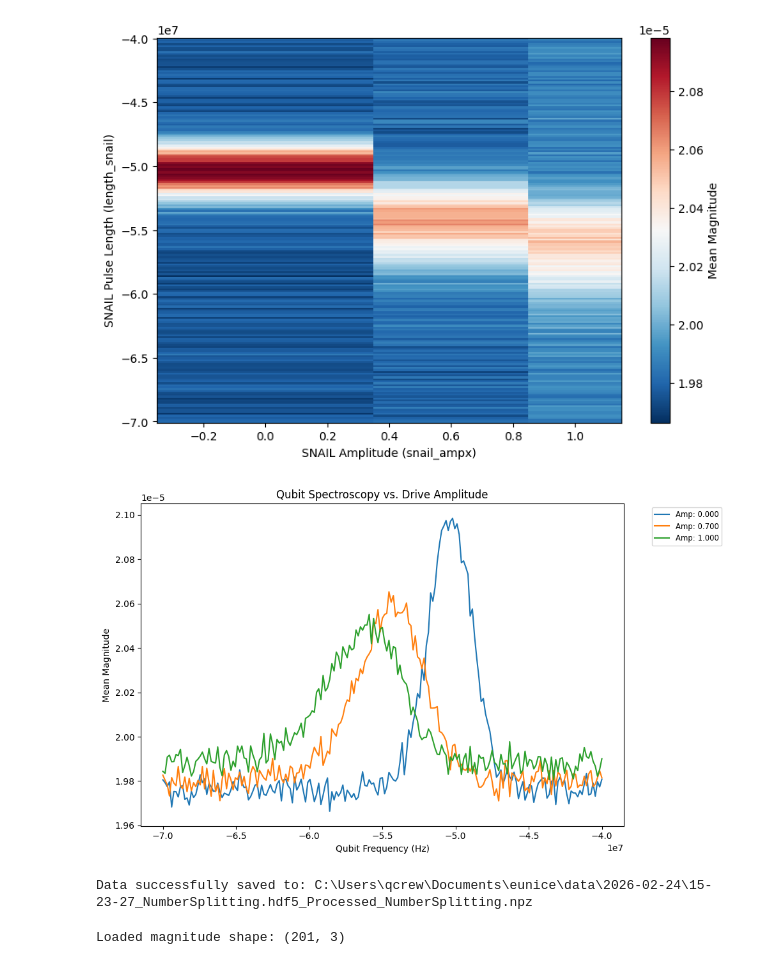
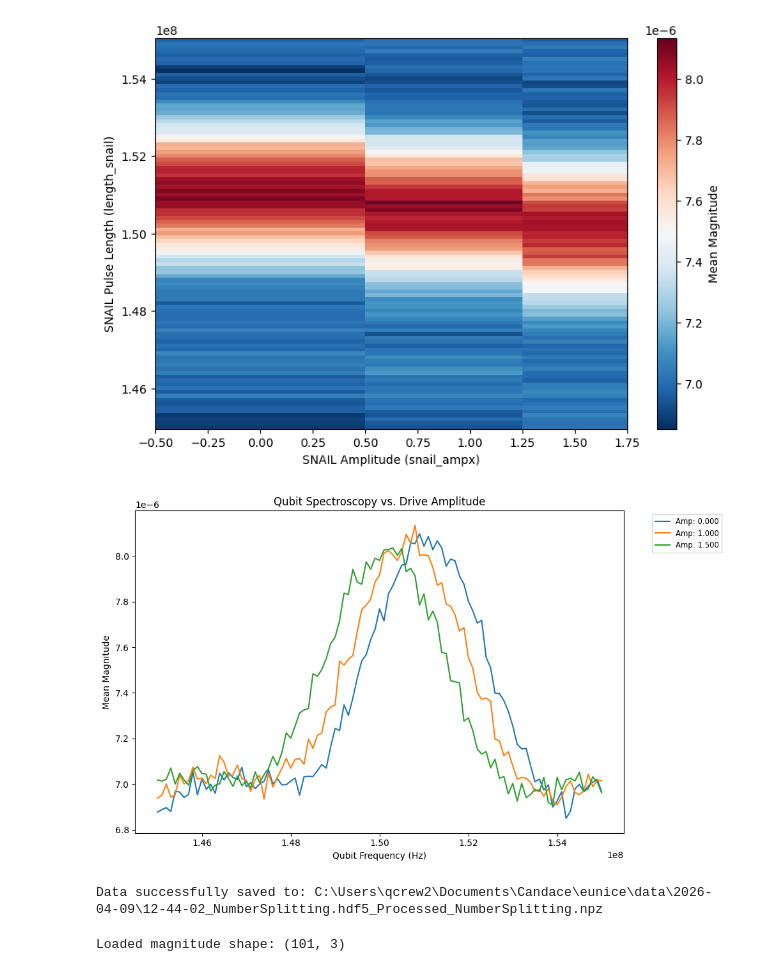
Before and after one commit to spinoandraptos/victoria, a Jupyter notebook: scripts/plot/plot_numbersplitting.ipynb, the cells around one changed output. Drawn from its saved outputs; the diff is of its cells as text; code cells hidden in the pictures.

```diff
--- a/scripts/plot/plot_numbersplitting.ipynb
+++ b/scripts/plot/plot_numbersplitting.ipynb
@@ -5,38 +5,38 @@ import numpy as np
 import os
 
 # Your specific directory
-data_dir = r'C:\Users\qcrew\Documents\eunice\data\2026-02-24'
-file_name = '15-23-27_NumberSplitting.hdf5'
+data_dir = r'C:\Users\qcrew2\Documents\Candace\eunice\data\2026-04-09'
+file_name = '12-44-02_NumberSplitting.hdf5'
 full_path = os.path.join(data_dir, file_name)
 
 
 with h5py.File(full_path, 'r') as f:
     amp = f['cavity_drive_ampx'][:]      # Shape: (11,)
     qubit_frequency = f['qubit_frequency'][:] # Shape: (63,)
     raw_mag = f['Magnitude'][:]   # Shape: (5000, 11, 63)
     raw_I = f['I'][:]   # Shape: (5000, 11, 63)
     raw_Q = f['Q'][:]   # Shape: (5000, 11, 63)
 
     # Average over the 5000 time-trace points (axis 0)
     mag = np.mean(raw_mag, axis=0) # New Shape: (11, 63)
     I = np.mean(raw_I, axis=0) # New Shape: (11, 63)
     Q = np.mean(raw_Q, axis=0) # New Shape: (11, 63)
 
 # Now check for transposition
 # pcolormesh expects C to be (len(Y), len(X)) or for X/Y to match dimensions
 if mag.shape == (len(amp), len(qubit_frequency)):
     mag = mag.T # Transpose to (63, 11) to match Y(63) and X(11)
     I = I.T # Transpose to (63, 11) to match Y(63) and X(11)
     Q = Q.T # Transpose to (63, 11) to match Y(63) and X(11)
 
 plt.figure(figsize=(9, 6))
 plt.pcolormesh(amp, qubit_frequency, mag, shading='auto', cmap='RdBu_r')
 plt.colorbar(label='Mean Magnitude')
 plt.xlabel('SNAIL Amplitude (snail_ampx)')
 plt.ylabel('SNAIL Pulse Length (length_snail)')
 plt.show()
 # %% [output]
-[figure, old version]
+[figure, new version]
 # %%
 # Create a figure for the 1D plots
 plt.figure(figsize=(10, 6))
@@ -60,7 +60,7 @@ plt.legend(bbox_to_anchor=(1.05, 1), loc='upper left', fontsize='small')
 plt.tight_layout()
 plt.show()
 # %% [output]
-[figure, old version]
+[figure, new version]
 # %%
 # Define the save path (using the same directory as your source)
 save_path = os.path.join(data_dir, f'{file_name}_Processed_NumberSplitting.npz')
@@ -77,12 +77,12 @@ np.savez_compressed(
 
 print(f"Data successfully saved to: {save_path}")
 # %% [output]
-Data successfully saved to: C:\Users\qcrew\Documents\eunice\data\2026-02-24\15-23-27_NumberSplitting.hdf5_Processed_NumberSplitting.npz
+Data successfully saved to: C:\Users\qcrew2\Documents\Candace\eunice\data\2026-04-09\12-44-02_NumberSplitting.hdf5_Processed_NumberSplitting.npz
 # %%
 import numpy as np
 
 # 1. Load the file
-data = np.load(r'C:\Users\qcrew\Documents\eunice\data\2026-02-24\15-23-27_NumberSplitting.hdf5_Processed_NumberSplitting.npz')
+data = np.load(r'C:\Users\qcrew2\Documents\Candace\eunice\data\2026-04-09\12-44-02_NumberSplitting.hdf5_Processed_NumberSplitting.npz')
 
 # 2. Extract arrays using the keys you used when saving
 # (This assumes you saved them as 'amp', 'mag', etc.)
@@ -95,4 +95,4 @@ Q = data['Q']
 # 3. Use the data
 print(f"Loaded magnitude shape: {mag.shape}")
 # %% [output]
-Loaded magnitude shape: (201, 3)
+Loaded magnitude shape: (101, 3)
```
Also changed, not shown: 13 other files.
